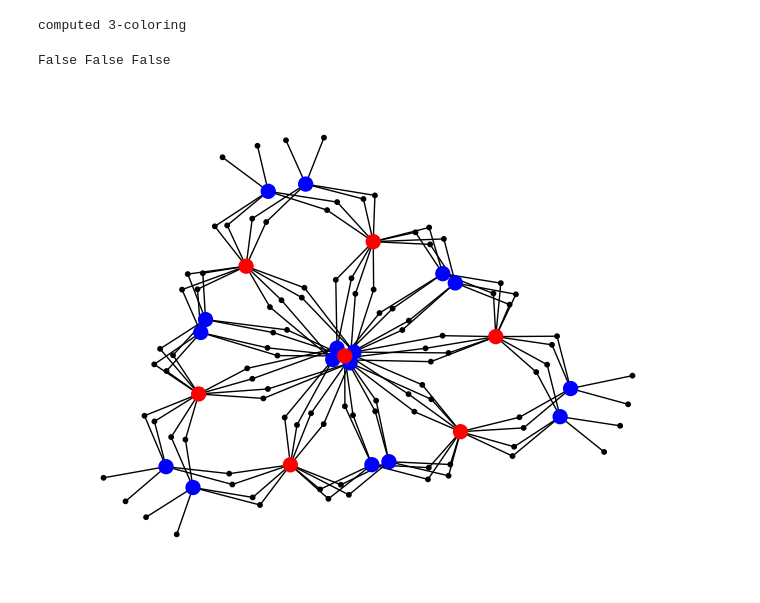
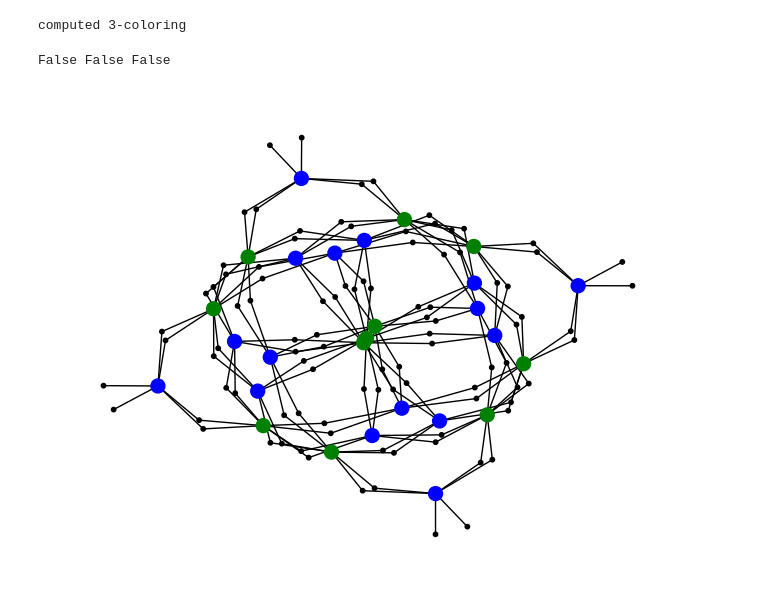
Before and after one commit to suhaskvittal/qec, a Jupyter notebook: bus_arch.ipynb, the cells around one changed output. Cells and saved outputs as stored; diff of their text form; code cells hidden in the pictures.

```diff
--- a/bus_arch.ipynb
+++ b/bus_arch.ipynb
@@ -51,25 +51,47 @@ def get_bfs_tree(gr: nx.Graph) -> nx.Graph:
             _gr.nodes[x]['color'] = gr.nodes[x]['color']
     return _gr.to_undirected()
 
-def draw_graph(gr: nx.Graph):
-    gr = remove_stray_nodes(gr)
+def to_check_graph(gr: nx.Graph) -> nx.Graph:
+    _gr = nx.Graph()
+    for x in gr.nodes():
+        if gr.nodes[x]['node_type'] != 'x':
+            continue
+        _gr.add_node(x, color=gr.nodes[x]['color'])
+    for x in _gr.nodes():
+        for y in _gr.nodes():
+            if x >= y:
+                continue
+            if len(list(nx.common_neighbors(gr, x, y))) > 0:
+                _gr.add_edge(x,y)
+    return _gr
+
+def draw_graph(gr: nx.Graph, as_check_graph=False):
+    if as_check_graph:
+        gr = to_check_graph(gr)
+    #else:
+        #gr = remove_stray_nodes(gr)
     COLOR_ARRAY = ['red', 'green', 'blue']
-    sizes = [ 100 if 'color' in gr.nodes[x] else 10 for x in gr.nodes() ]
+    SIZE = 200 if as_check_graph else 100
+    sizes = [ SIZE if 'color' in gr.nodes[x] else 10 for x in gr.nodes() ]
     colors = [ COLOR_ARRAY[gr.nodes[x]['color']] if 'color' in gr.nodes[x] else 'k' for x in gr.nodes() ]
-    nx.draw_kamada_kawai(gr, node_size=sizes, node_color=colors)
+    if as_check_graph:
+        nx.draw(gr, node_size=sizes, node_color=colors, with_labels=as_check_graph)
+    else:
+        nx.draw_kamada_kawai(gr, node_size=sizes, node_color=colors, with_labels=as_check_graph)
-# %%
-gr = read_in_color_code('codes/hycc/6_6/96_36_4_4.txt')
-# %% [output]
-computed 3-coloring
-# %%
-#_gr = get_bfs_tree(gr)
-_gr = gr
-gRG = remove_color_from_graph(_gr, 2)
-gRB = remove_color_from_graph(_gr, 1)
-gGB = remove_color_from_graph(_gr, 0)
-
-draw_graph(gRB)
-print(nx.is_planar(gRG), nx.is_planar(gRB), nx.is_planar(gGB))
-# %% [output]
-False False False
-[figure, removed]
+# %%
+#gr = read_in_color_code('codes/hycc/3_4_4/96_20_4_4.0.txt')
+gr = read_in_color_code('codes/hycc/3_4_4/96_20_6_6.2.txt')
+#gr = read_in_color_code('codes/hycc/3_4_4/24_8_4_4.0.txt')
+#gr = read_in_color_code('codes/hycc/6_6_6/72_40_4_4.0.txt')
+# %% [output]
+computed 3-coloring
+# %%
+_gr = gr
+gRG = remove_color_from_graph(_gr, 2)
+gRB = remove_color_from_graph(_gr, 1)
+gGB = remove_color_from_graph(_gr, 0)
+print(nx.is_planar(gRG), nx.is_planar(gRB), nx.is_planar(gGB))
+draw_graph(gGB)
+# %% [output]
+False False False
+[figure, added]
```
Also changed, not shown: parts of 13 cells of this notebook, 5 other files.
